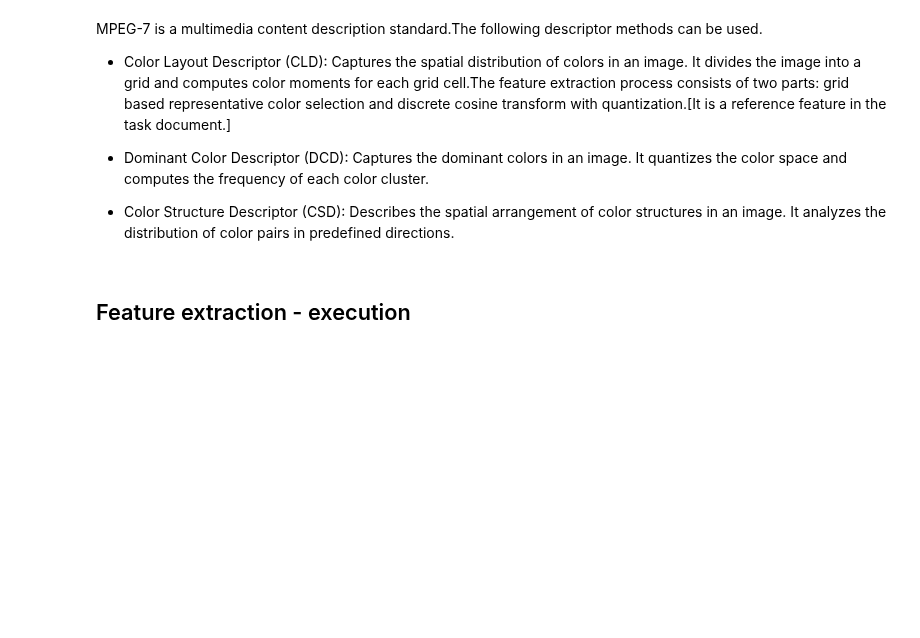
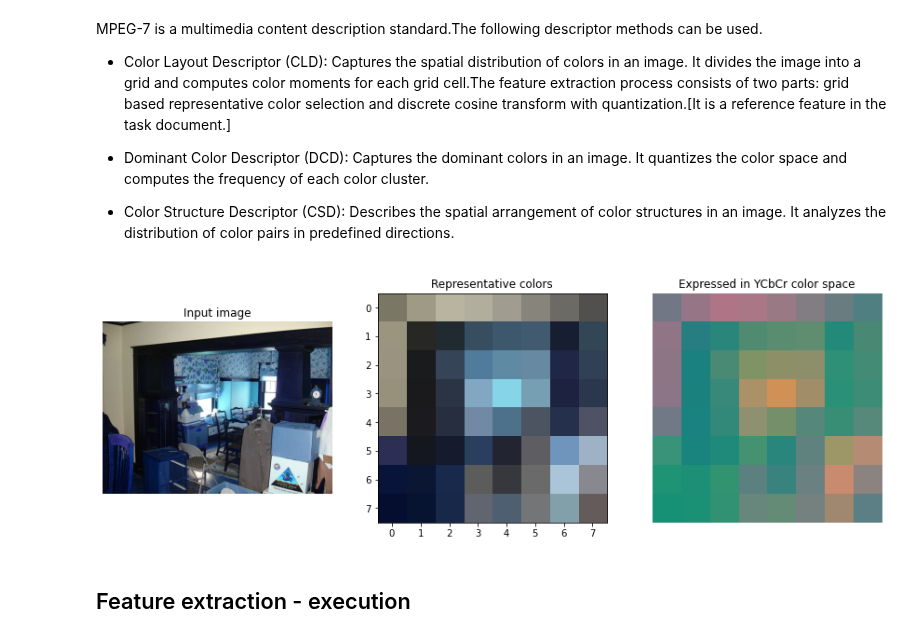
Before and after one commit to Revanchist317/ATiML-Project, a Jupyter notebook: PASCAL_constrained_clustering.ipynb, the cells around one changed output. Saved outputs shown, nothing was run; the diff lists cells and outputs as text; code cells hidden in the pictures; blank space fills up the shorter version.

Commit message:
Added decision tree and CLD visualization.

```diff
--- a/PASCAL_constrained_clustering.ipynb
+++ b/PASCAL_constrained_clustering.ipynb
@@ -659,6 +560,55 @@ w_cb = 1
 # Variables for Color Structure Descriptor
 n_quantization = 64  # For descriptor size
 assert n_quantization in {32, 64, 128, 256}, "The value of n_quantization must be 32, 64, 128, or 256."
+# %%
+# Visualization of the first part of CLD descriptor:
+#   grid based representative color selection
+# 1 Divide the image into blocks and compute the average color in each block.
+# 2 Visualize the CLD by displaying the average colors of the blocks in a grid format.
+
+img = cv.imread("./Data_train/JPEGImages/000005.jpg")
+# Divide the image in 64 blocks (8x8)
+num_blocks_x = 8
+num_blocks_y = 8
+
+block_height = img.shape[0] / num_blocks_y
+block_width = img.shape[1] / num_blocks_x
+
+new_image = np.zeros((8, 8, 3), dtype=np.uint8)
+
+# Calculate the average color for each block
+for y in range(num_blocks_y):
+    for x in range(num_blocks_x):
+        start_x = int(x * block_width)
+        start_y = int(y * block_height)
+        end_x = int((x + 1) * block_width)
+        end_y = int((y + 1) * block_height)
+
+        block = img[start_y:end_y, start_x:end_x]
+
+        avg = np.mean(block, axis=(0, 1))
+
+        new_image[y:y+1, x:x+1] = avg
+
+image_ycrcb = cv.cvtColor(new_image, cv.COLOR_BGR2YCrCb)
+
+
+fig, axs = plt.subplots(1, 3, figsize=(15, 5))
+
+axs[0].imshow(img)
+axs[0].set_title('Input image')
+axs[0].axis('off')
+
+axs[1].imshow(new_image)
+axs[1].set_title('Representative colors')
+axs[0].axis('off')
+
+axs[2].imshow(cv.cvtColor(new_image, cv.COLOR_BGR2YCrCb))
+axs[2].set_title('Expressed in YCbCr color space')
+axs[2].axis('off')
+plt.show()
+# %% [output]
+[figure, added]
 # %% [markdown]
 ## Feature extraction - execution
 # %% [markdown]
```
Also changed, not shown: parts of 42 cells of this notebook.
